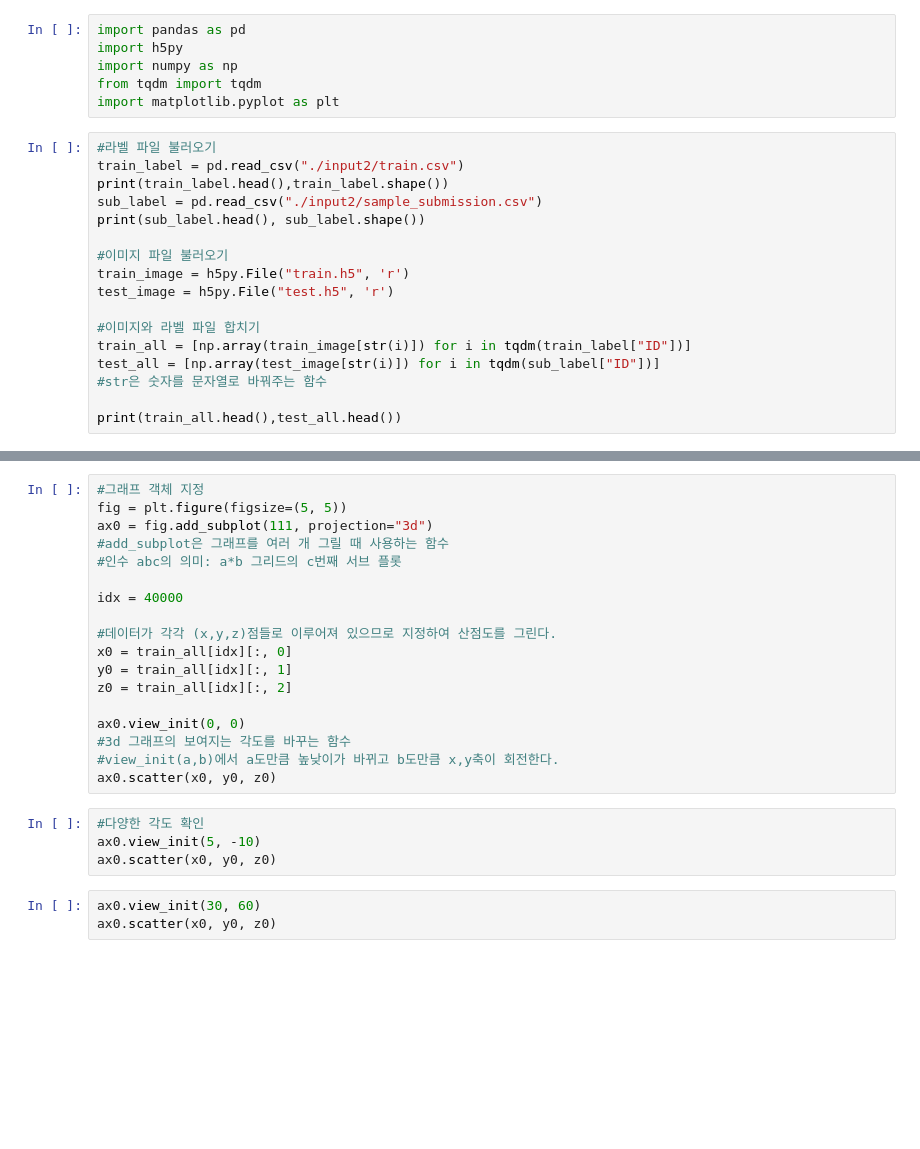
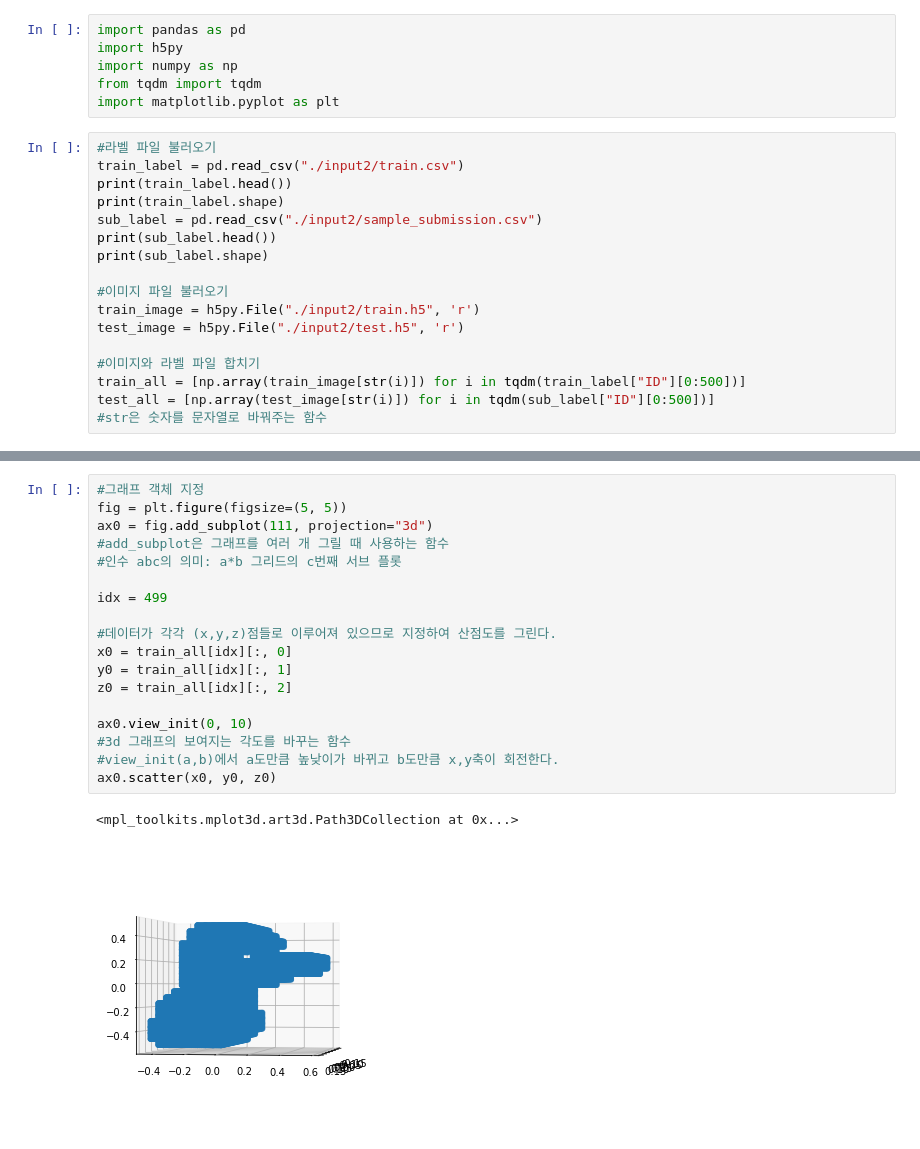
Before and after one commit to deep-dive-in-python/main, a Jupyter notebook: week05-2/KS_visualization.ipynb, the cells around one changed output, grey strips where cells are left out. Saved outputs shown, nothing was run; the diff lists cells and outputs as text; blank space fills up the shorter version.

```diff
--- a/week05-2/KS_visualization.ipynb
+++ b/week05-2/KS_visualization.ipynb
@@ -7,17 +7,17 @@ import matplotlib.pyplot as plt
 # %%
 #라벨 파일 불러오기
 train_label = pd.read_csv("./input2/train.csv")
-print(train_label.head(),train_label.shape())
+print(train_label.head())
+print(train_label.shape)
 sub_label = pd.read_csv("./input2/sample_submission.csv")
-print(sub_label.head(), sub_label.shape())
+print(sub_label.head())
+print(sub_label.shape)
 
 #이미지 파일 불러오기
-train_image = h5py.File("train.h5", 'r')
-test_image = h5py.File("test.h5", 'r')
+train_image = h5py.File("./input2/train.h5", 'r')
+test_image = h5py.File("./input2/test.h5", 'r')
 
 #이미지와 라벨 파일 합치기
-train_all = [np.array(train_image[str(i)]) for i in tqdm(train_label["ID"])]
-test_all = [np.array(test_image[str(i)]) for i in tqdm(sub_label["ID"])]
+train_all = [np.array(train_image[str(i)]) for i in tqdm(train_label["ID"][0:500])]
+test_all = [np.array(test_image[str(i)]) for i in tqdm(sub_label["ID"][0:500])]
 #str은 숫자를 문자열로 바꿔주는 함수
-
-print(train_all.head(),test_all.head())
@@ -24,28 +39,24 @@ print(train_all.head(),test_all.head())
 # %%
 #그래프 객체 지정
 fig = plt.figure(figsize=(5, 5))
 ax0 = fig.add_subplot(111, projection="3d")
 #add_subplot은 그래프를 여러 개 그릴 때 사용하는 함수
 #인수 abc의 의미: a*b 그리드의 c번째 서브 플롯
 
-idx = 40000
+idx = 499
 
 #데이터가 각각 (x,y,z)점들로 이루어져 있으므로 지정하여 산점도를 그린다.
 x0 = train_all[idx][:, 0]
 y0 = train_all[idx][:, 1]
 z0 = train_all[idx][:, 2]
 
-ax0.view_init(0, 0)
+ax0.view_init(0, 10)
 #3d 그래프의 보여지는 각도를 바꾸는 함수
 #view_init(a,b)에서 a도만큼 높낮이가 바뀌고 b도만큼 x,y축이 회전한다.
 ax0.scatter(x0, y0, z0)
+# %% [output]
+<mpl_toolkits.mplot3d.art3d.Path3DCollection at 0x...>
+[figure, added]
-# %%
-#다양한 각도 확인
-ax0.view_init(5, -10)
-ax0.scatter(x0, y0, z0)
-# %%
-ax0.view_init(30, 60)
-ax0.scatter(x0, y0, z0)
 # %%
 fig = plt.figure(figsize=(5, 5))
 ax1 = fig.add_subplot(111, projection="3d")
```
Also changed, not shown: parts of 5 cells of this notebook.
